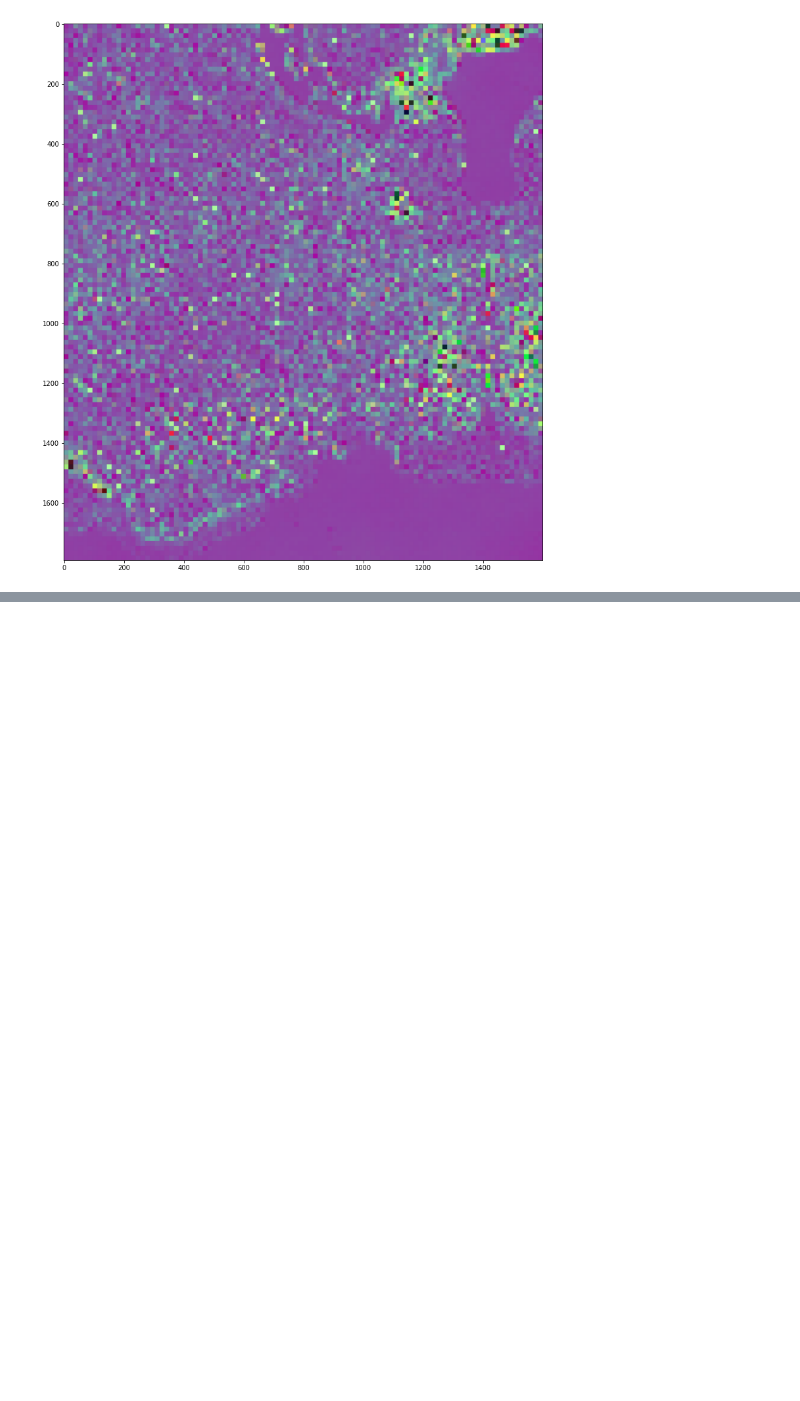
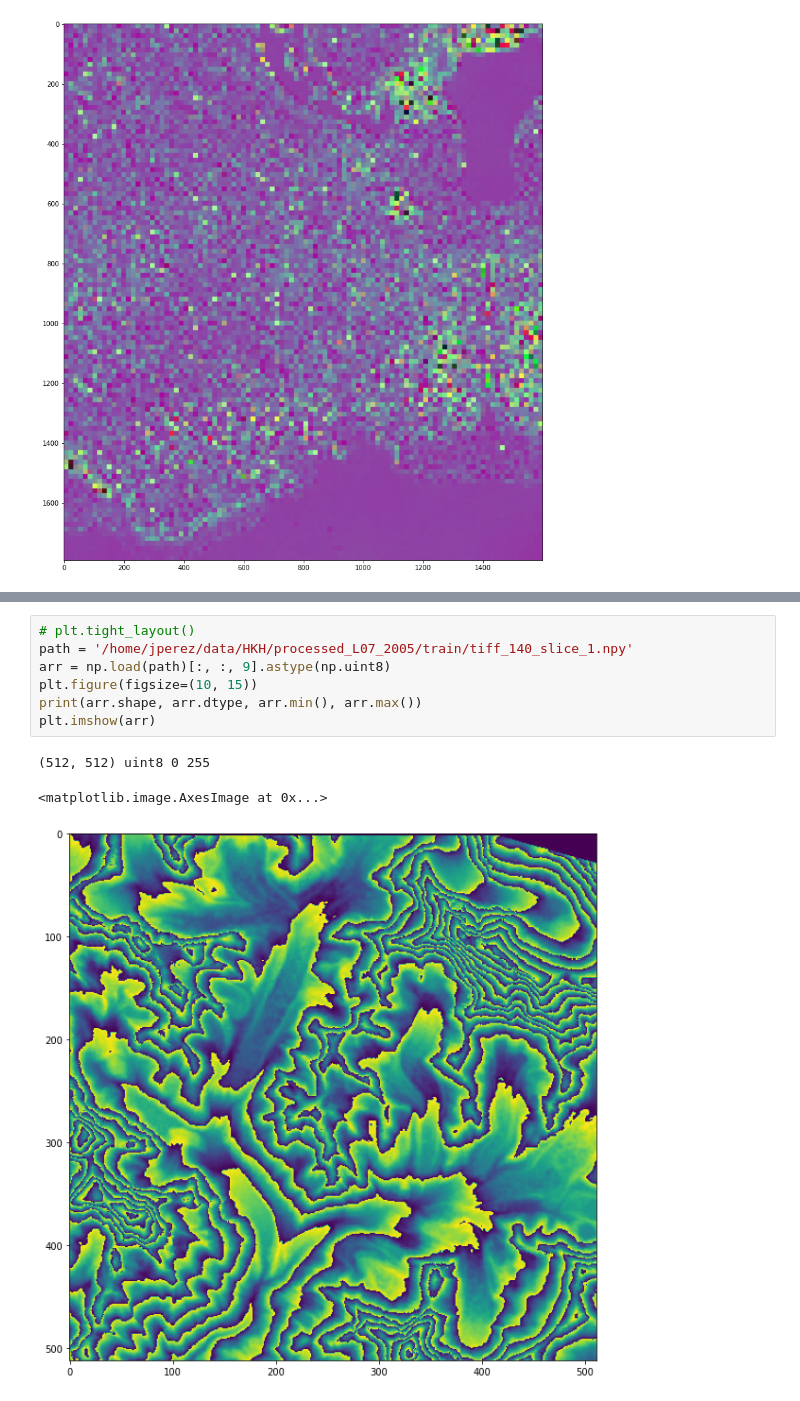
Before and after one commit to DeveloperJose/dino, a Jupyter notebook: alex_visual.ipynb, the cells around one changed output, grey strips where cells are left out. Drawn from its saved outputs; the diff is of its cells as text; blank space fills up the shorter version.

```diff
--- a/alex_visual.ipynb
+++ b/alex_visual.ipynb
@@ -79,0 +112,11 @@ CUDA_VISIBLE_DEVICES=1 python visualize_attention.py --arch vit_tiny --patch_siz
+# %%
+# plt.tight_layout()
+path = '/home/jperez/data/HKH/processed_L07_2005/train/tiff_140_slice_1.npy'
+arr = np.load(path)[:, :, 9].astype(np.uint8)
+plt.figure(figsize=(10, 15))
+print(arr.shape, arr.dtype, arr.min(), arr.max())
+plt.imshow(arr)
+# %% [output]
+(512, 512) uint8 0 255
+<matplotlib.image.AxesImage at 0x...>
+[figure, added]
```
Also changed, not shown: parts of 5 cells of this notebook, 7 other files.
